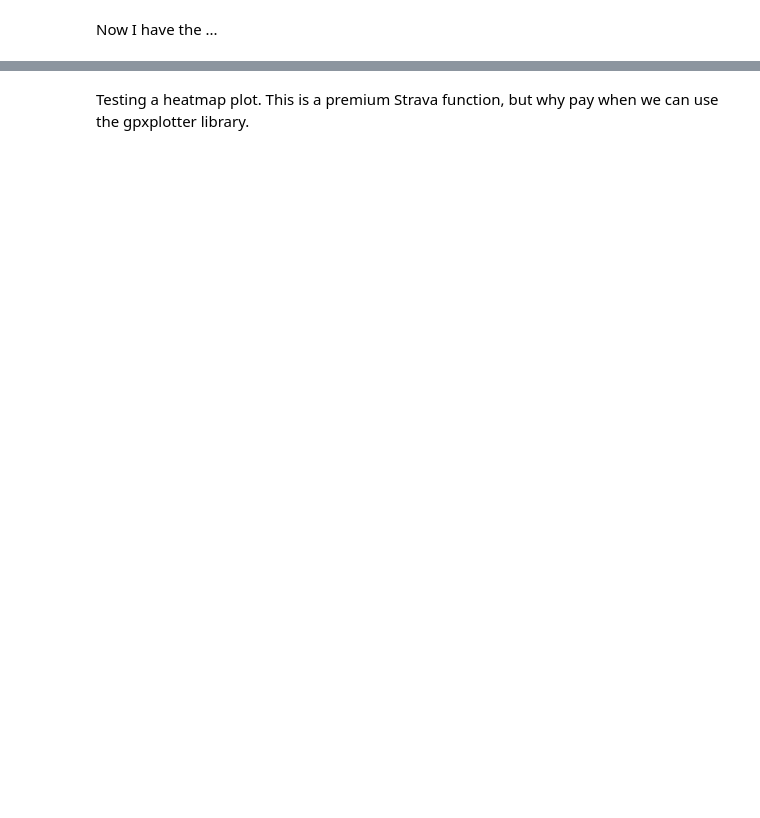
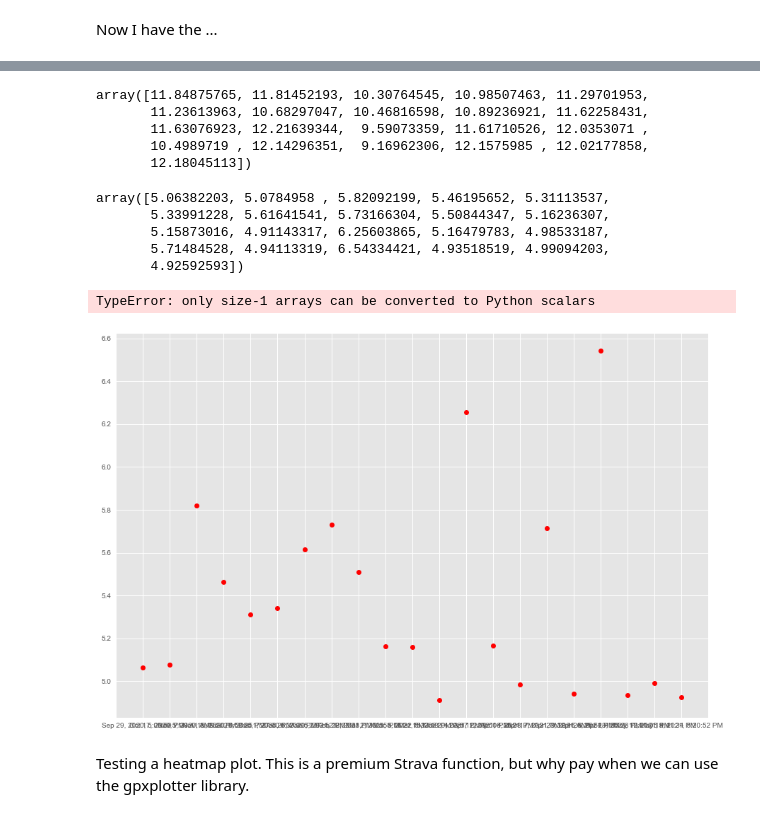
Before and after one commit to alekbj16/Strava, a Jupyter notebook: eda.ipynb, the cells around one changed output, grey strips where cells are left out. Cells and saved outputs as stored; diff of their text form; code cells hidden in the pictures; blank space fills up the shorter version.

```diff
--- a/eda.ipynb
+++ b/eda.ipynb
@@ -48,0 +56,4 @@ df_stokkis.head(5)
+# %%
+dates = np.array(df_stokkis["Activity Date"].values)
+length = np.array(df_stokkis["Distance"].values) #km
+time = np.array(df_stokkis["Elapsed Time"].values) #seconds
@@ -49,3 +106,38 @@ df_stokkis.head(5)
+# %%
+
+km_per_s = length/time
+km_per_h = km_per_s * 3600
+min_per_km = (time/60)/length
+# %%
+km_per_h
+# %% [output]
+array([11.84875765, 11.81452193, 10.30764545, 10.98507463, 11.29701953,
+       11.23613963, 10.68297047, 10.46816598, 10.89236921, 11.62258431,
+       11.63076923, 12.21639344,  9.59073359, 11.61710526, 12.0353071 ,
+       10.4989719 , 12.14296351,  9.16962306, 12.1575985 , 12.02177858,
+       12.18045113])
+# %%
+min_per_km
+# %% [output]
+array([5.06382203, 5.0784958 , 5.82092199, 5.46195652, 5.31113537,
+       5.33991228, 5.61641541, 5.73166304, 5.50844347, 5.16236307,
+       5.15873016, 4.91143317, 6.25603865, 5.16479783, 4.98533187,
+       5.71484528, 4.94113319, 6.54334421, 4.93518519, 4.99094203,
+       4.92592593])
+# %%
+days = mdates.drange(datetimes[0],datetimes[:-1],dt.timedelta(days=1))
+# %% [output]
+TypeError: only size-1 arrays can be converted to Python scalars
+# %%
+plt.figure(figsize=(15,10))
+plt.style.use("ggplot")
+#plt.gca().xaxis.set_major_formatter(mdates.DateFormatter('%Y-%m-%d'))
+#plt.gca().xaxis.set_major_locator(mdates.DayLocator(interval=1))
+#plt.gcf().autofmt_xdate()
+plt.plot_date(dates,min_per_km,marker="o",color="red",lw=0)
+plt.show()
+# %% [output]
+[figure, added]
 # %% [markdown]
 Testing a heatmap plot. This is a premium Strava function, but why pay when we can use the gpxplotter library.
 # %%
```
Also changed, not shown: parts of 8 cells of this notebook, 1 other file.
